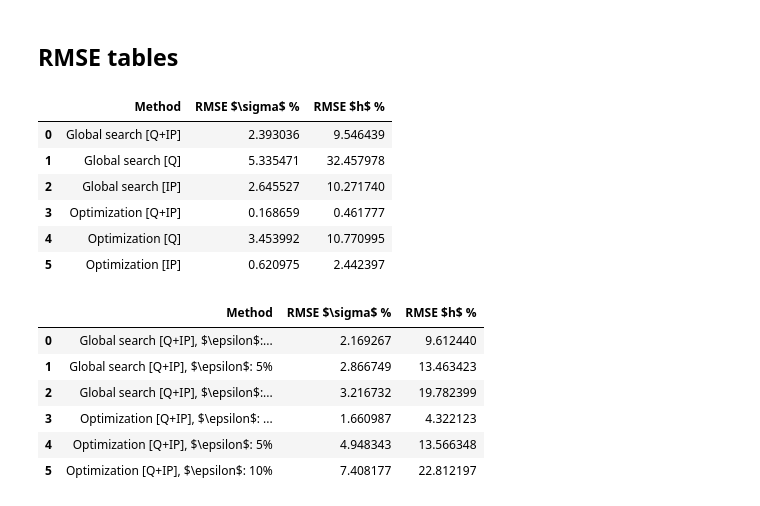
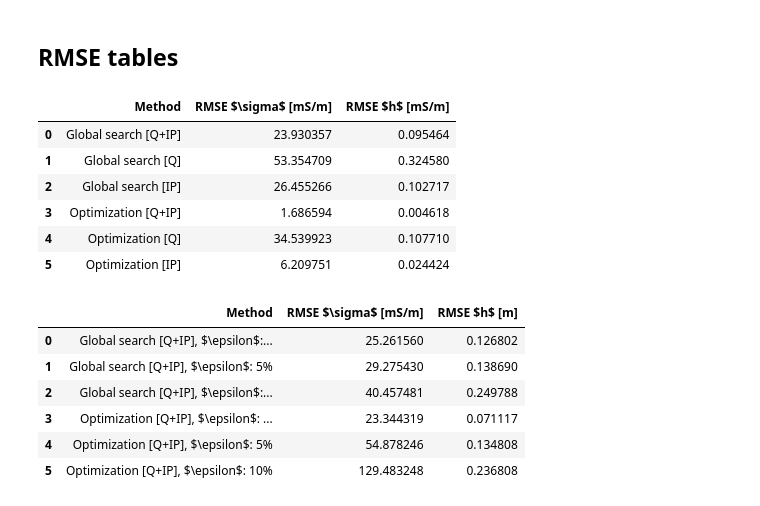
Before and after one commit to mariacarrizo/MC_RB_EM_1D, a Jupyter notebook: Synth-2Layers/A2/Figures.ipynb, the cells around one changed output. Saved outputs shown, nothing was run; the diff lists cells and outputs as text; code cells hidden in the pictures.

```diff
--- a/Synth-2Layers/A2/Figures.ipynb
+++ b/Synth-2Layers/A2/Figures.ipynb
@@ -330,28 +330,28 @@ plt.savefig('figures/2Lay_UppCond_GSvsOpt_noise.eps', format='eps')
 ## RMSE tables
 # %%
 RMSE_s_GS = rmse_a(np.log10(np.hstack(model[:,:2])),
-                   np.log10(np.hstack(model_GS[:,:2])))*100
-RMSE_h_GS = rmse_a(model[:,2], model_GS[:,2])*100
+                   np.log10(np.hstack(model_GS[:,:2])))*1000
+RMSE_h_GS = rmse_a(model[:,2], model_GS[:,2])
 
 RMSE_s_GS_Q = rmse_a(np.log10(np.hstack(model[:,:2])),
-                     np.log10(np.hstack(model_GS_Q[:,:2])))*100
-RMSE_h_GS_Q = rmse_a(model[:,2], model_GS_Q[:,2])*100
+                     np.log10(np.hstack(model_GS_Q[:,:2])))*1000
+RMSE_h_GS_Q = rmse_a(model[:,2], model_GS_Q[:,2])
 
 RMSE_s_GS_IP = rmse_a(np.log10(np.hstack(model[:,:2])),
-                      np.log10(np.hstack(model_GS_IP[:,:2])))*100
-RMSE_h_GS_IP = rmse_a(model[:,2], model_GS_IP[:,2])*100
+                      np.log10(np.hstack(model_GS_IP[:,:2])))*1000
+RMSE_h_GS_IP = rmse_a(model[:,2], model_GS_IP[:,2])
 
 RMSE_s_Opt = rmse_a(np.log10(np.hstack(model[:,:2])),
-                    np.log10(np.hstack(model_opt[:,:2])))*100
-RMSE_h_Opt = rmse_a(model[:,2], model_opt[:,2])*100
+                    np.log10(np.hstack(model_opt[:,:2])))*1000
+RMSE_h_Opt = rmse_a(model[:,2], model_opt[:,2])
 
 RMSE_s_Opt_Q = rmse_a(np.log10(np.hstack(model[:,:2])),
-                      np.log10(np.hstack(model_opt_Q[:,:2])))*100
-RMSE_h_Opt_Q = rmse_a(model[:,2], model_opt_Q[:,2])*100
+                      np.log10(np.hstack(model_opt_Q[:,:2])))*1000
+RMSE_h_Opt_Q = rmse_a(model[:,2], model_opt_Q[:,2])
 
 RMSE_s_Opt_IP = rmse_a(np.log10(np.hstack(model[:,:2])),
-                       np.log10(np.hstack(model_opt_IP[:,:2])))*100
-RMSE_h_Opt_IP = rmse_a(model[:,2], model_opt_IP[:,2])*100
+                       np.log10(np.hstack(model_opt_IP[:,:2])))*1000
+RMSE_h_Opt_IP = rmse_a(model[:,2], model_opt_IP[:,2])
 # %%
 Error_List_Method = [['Global search [Q+IP]', RMSE_s_GS, RMSE_h_GS],
               ['Global search [Q]', RMSE_s_GS_Q, RMSE_h_GS_Q],
@@ -360,14 +360,14 @@ Error_List_Method = [['Global search [Q+IP]', RMSE_s_GS, RMSE_h_GS],
               ['Optimization [Q]', RMSE_s_Opt_Q, RMSE_h_Opt_Q],
               ['Optimization [IP]', RMSE_s_Opt_IP, RMSE_h_Opt_IP]]
 # %%
-pd.DataFrame(Error_List_Method, columns=['Method', 'RMSE $\sigma$ %', 'RMSE $h$ %'])
+pd.DataFrame(Error_List_Method, columns=['Method', 'RMSE $\sigma$ [mS/m]', 'RMSE $h$ [mS/m]'])
 # %% [output]
-|  | Method | RMSE $\sigma$ % | RMSE $h$ % |
-| 0 | Global search [Q+IP] | 2.393036 | 9.546439 |
-| 1 | Global search [Q] | 5.335471 | 32.457978 |
-| 2 | Global search [IP] | 2.645527 | 10.271740 |
-| 3 | Optimization [Q+IP] | 0.168659 | 0.461777 |
-| 4 | Optimization [Q] | 3.453992 | 10.770995 |
-| 5 | Optimization [IP] | 0.620975 | 2.442397 |
+|  | Method | RMSE $\sigma$ [mS/m] | RMSE $h$ [mS/m] |
+| 0 | Global search [Q+IP] | 23.930357 | 0.095464 |
+| 1 | Global search [Q] | 53.354709 | 0.324580 |
+| 2 | Global search [IP] | 26.455266 | 0.102717 |
+| 3 | Optimization [Q+IP] | 1.686594 | 0.004618 |
+| 4 | Optimization [Q] | 34.539923 | 0.107710 |
+| 5 | Optimization [IP] | 6.209751 | 0.024424 |
 # %%
 RMSE_s_GS_n2 = rmse_a(np.log10(np.hstack(model[:,:2])),
@@ -401,12 +401,12 @@ Error_List_Noise = [['Global search [Q+IP], $\epsilon$: 2.5%', RMSE_s_GS_n2, RMS
               ['Optimization [Q+IP], $\epsilon$: 5%', RMSE_s_Opt_n5, RMSE_h_Opt_n5],
               ['Optimization [Q+IP], $\epsilon$: 10%', RMSE_s_Opt_n10, RMSE_h_Opt_n10]]
 # %%
-pd.DataFrame(Error_List_Noise, columns=['Method', 'RMSE $\sigma$ %', 'RMSE $h$ %'])
+pd.DataFrame(Error_List_Noise, columns=['Method', 'RMSE $\sigma$ [mS/m]', 'RMSE $h$ [m]'])
 # %% [output]
-|  | Method | RMSE $\sigma$ % | RMSE $h$ % |
-| 0 | Global search [Q+IP], $\epsilon$:... | 2.169267 | 9.612440 |
-| 1 | Global search [Q+IP], $\epsilon$: 5% | 2.866749 | 13.463423 |
-| 2 | Global search [Q+IP], $\epsilon$:... | 3.216732 | 19.782399 |
-| 3 | Optimization [Q+IP], $\epsilon$: ... | 1.660987 | 4.322123 |
-| 4 | Optimization [Q+IP], $\epsilon$: 5% | 4.948343 | 13.566348 |
-| 5 | Optimization [Q+IP], $\epsilon$: 10% | 7.408177 | 22.812197 |
+|  | Method | RMSE $\sigma$ [mS/m] | RMSE $h$ [m] |
+| 0 | Global search [Q+IP], $\epsilon$:... | 25.261560 | 0.126802 |
+| 1 | Global search [Q+IP], $\epsilon$: 5% | 29.275430 | 0.138690 |
+| 2 | Global search [Q+IP], $\epsilon$:... | 40.457481 | 0.249788 |
+| 3 | Optimization [Q+IP], $\epsilon$: ... | 23.344319 | 0.071117 |
+| 4 | Optimization [Q+IP], $\epsilon$: 5% | 54.878246 | 0.134808 |
+| 5 | Optimization [Q+IP], $\epsilon$: 10% | 129.483248 | 0.236808 |
```
Also changed, not shown: parts of 2 cells of this notebook, 25 other files.
